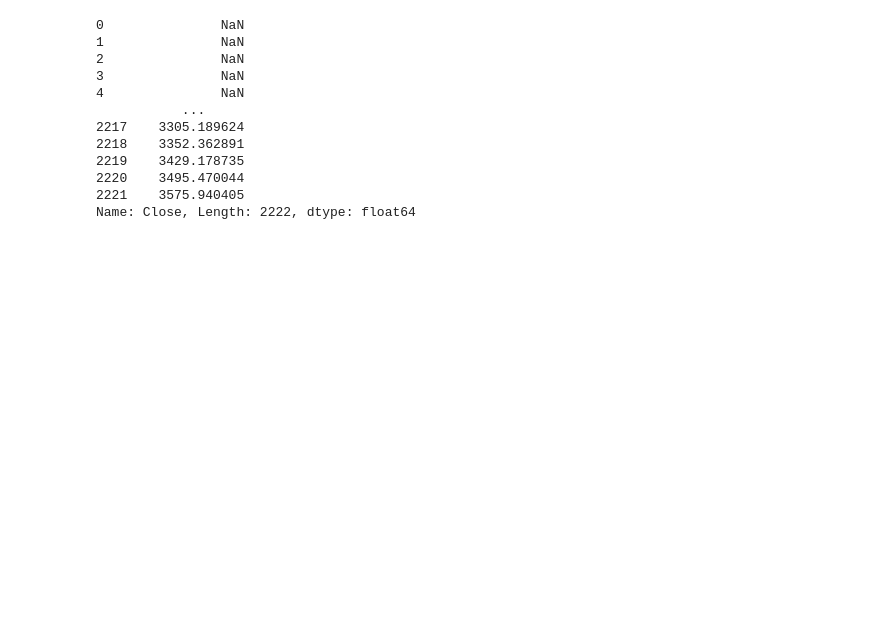
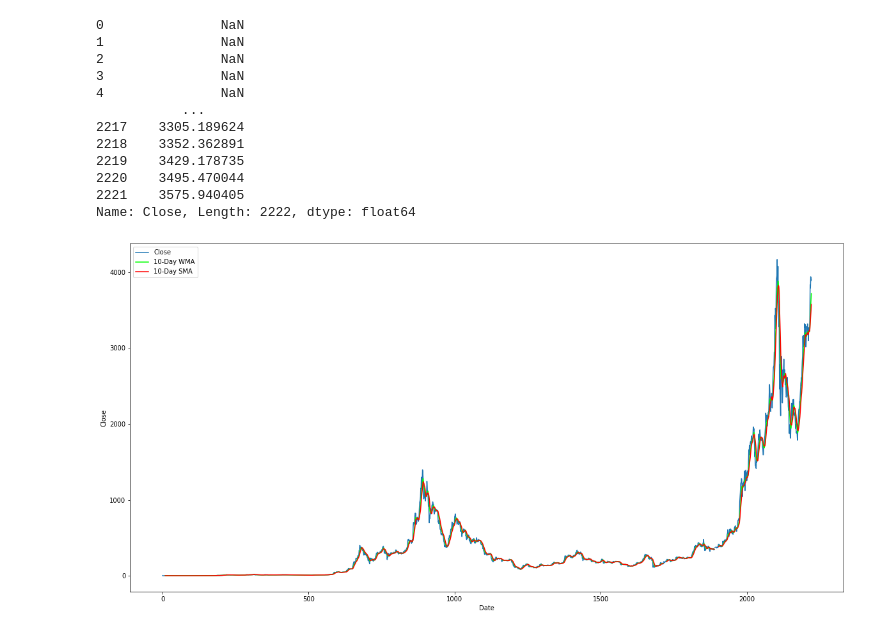
Before and after one commit to Nongbon/208499, a Jupyter notebook: draft_lable_1.ipynb, the cells around one changed output. Drawn from its saved outputs; the diff is of its cells as text; code cells hidden in the pictures; blank space fills up the shorter version.

```diff
--- a/draft_lable_1.ipynb
+++ b/draft_lable_1.ipynb
@@ -165,3 +165,14 @@ sma10
 2220    3495.470044
 2221    3575.940405
 Name: Close, Length: 2222, dtype: float64
+# %%
+plt.figure(figsize = (20,10))
+plt.plot(data['Close'], label="Close")
+plt.plot(wma10, label="10-Day WMA" , color='lime')
+plt.plot(sma10, label="10-Day SMA", color='red')
+plt.xlabel("Date")
+plt.ylabel("Close")
+plt.legend()
+plt.show()
+# %% [output]
+[figure, added]
```
